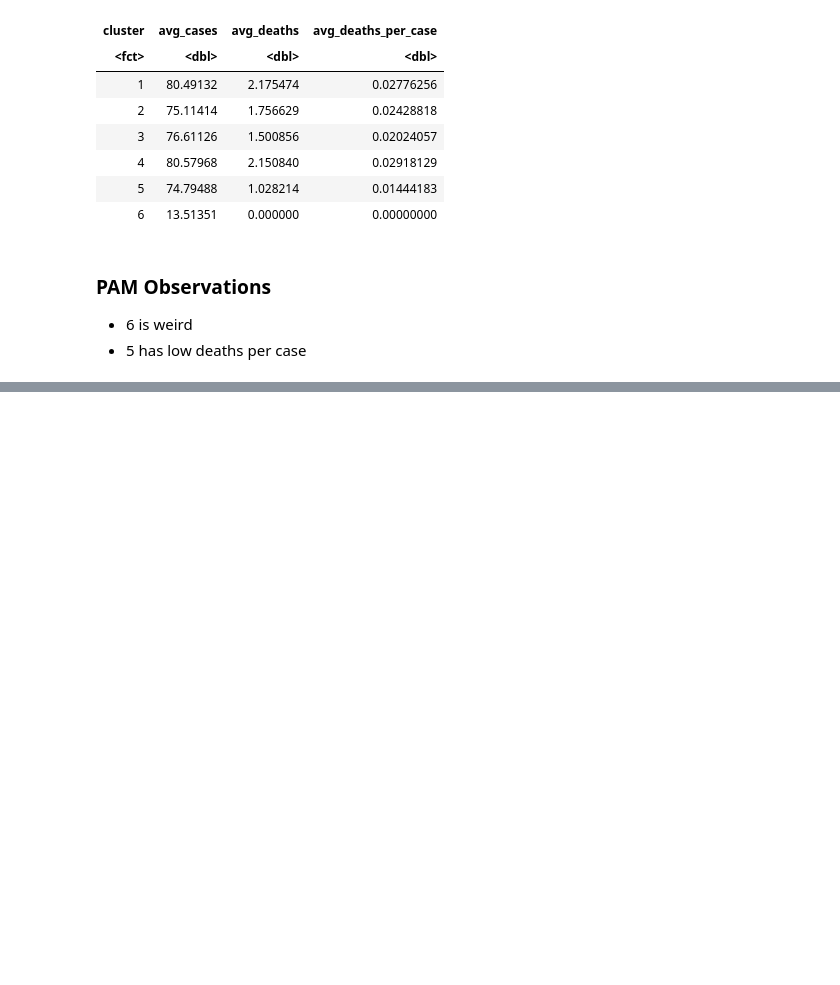
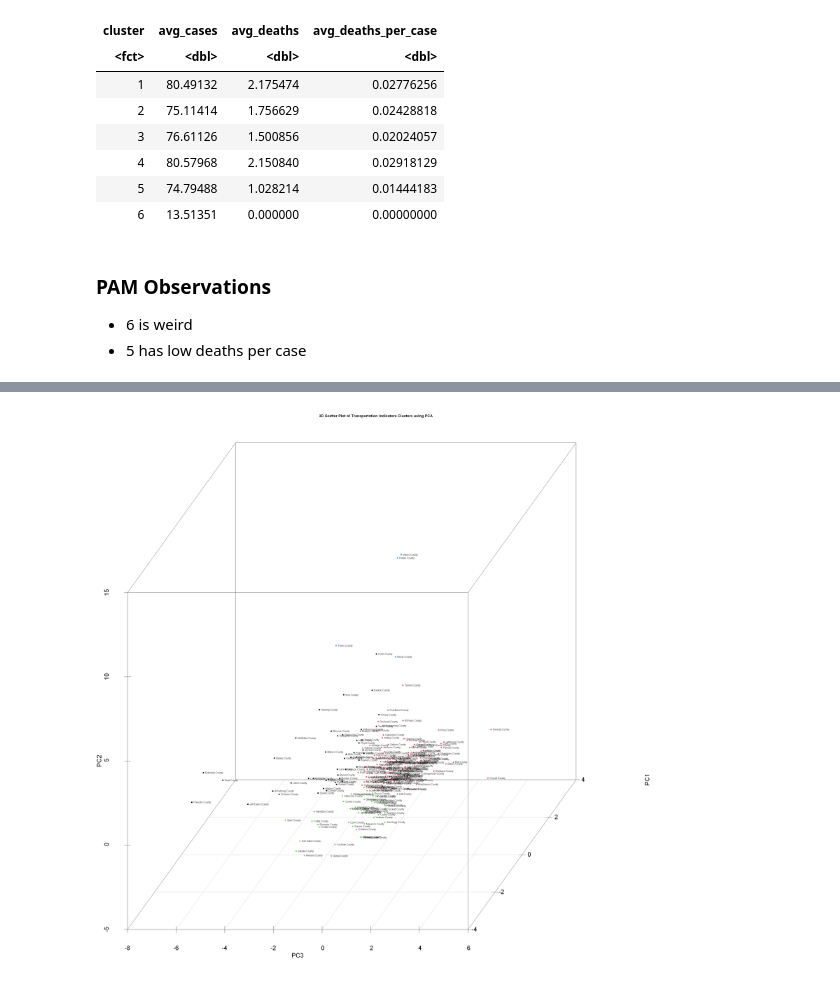
Before and after one commit to ncliu95/smu_dm_project_2, a Jupyter notebook: Project 2.ipynb, the cells around one changed output, grey strips where cells are left out. Drawn from its saved outputs; the diff is of its cells as text; code cells hidden in the pictures; blank space fills up the shorter version.

```diff
--- a/Project 2.ipynb
+++ b/Project 2.ipynb
@@ -1343,0 +1436,2 @@ A tibble: 6 × 4
+# %%
+PC_scores <- prcomp(df)$x[, 1:3]
@@ -1343,0 +1460,21 @@ A tibble: 6 × 4
+# %%
+library(scatterplot3d)
+options(repr.plot.width = 30, repr.plot.height = 30)
+
+with(transport_data, {
+    s3d <- scatterplot3d(x = PC_scores[,2], y = PC_scores[,3], z = PC_scores[,1],
+                         xlab = "PC3", ylab = "PC1", zlab = "PC2",
+                         color = pca_trans_clusters$cluster,
+                         pch = 19,
+                         main = "3D Scatter Plot of Transportation Indicators Clusters using PCA",
+                         type = 'p',
+                         cex.axis =2,
+                         cex.lab = 2
+                        )
+    s3d.coords <- s3d$xyz.convert(PC_scores[,2], PC_scores[,3], PC_scores[,1]) # convert 3D coords to 2D projection
+    text(s3d.coords$x, s3d.coords$y,             # x and y coordinates
+         labels=county_name.x,               # text to plot
+         cex=.8, pos=4)
+})
+# %% [output]
+[figure, added]
```
Also changed, not shown: parts of 11 cells of this notebook.
